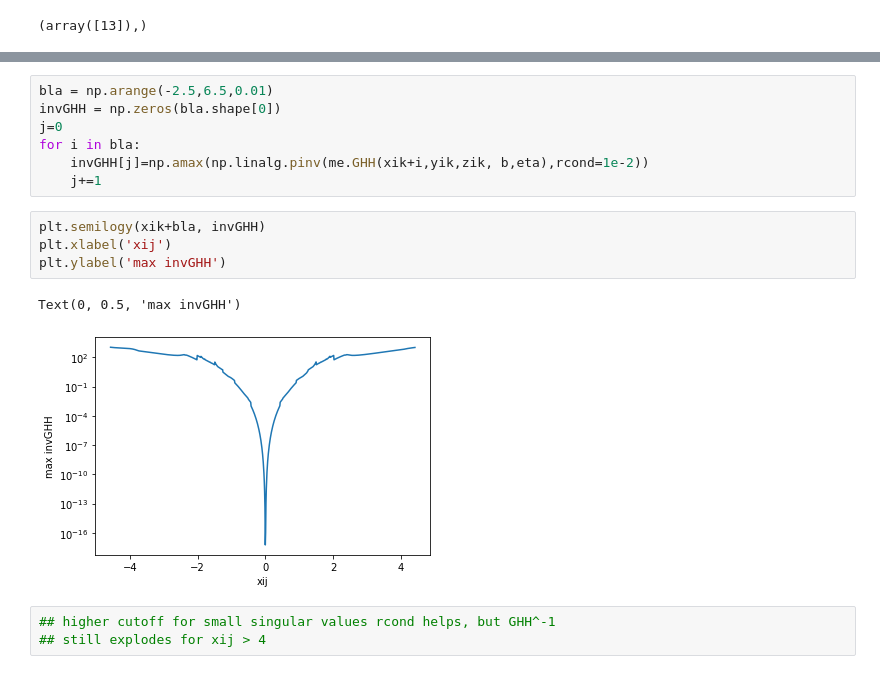
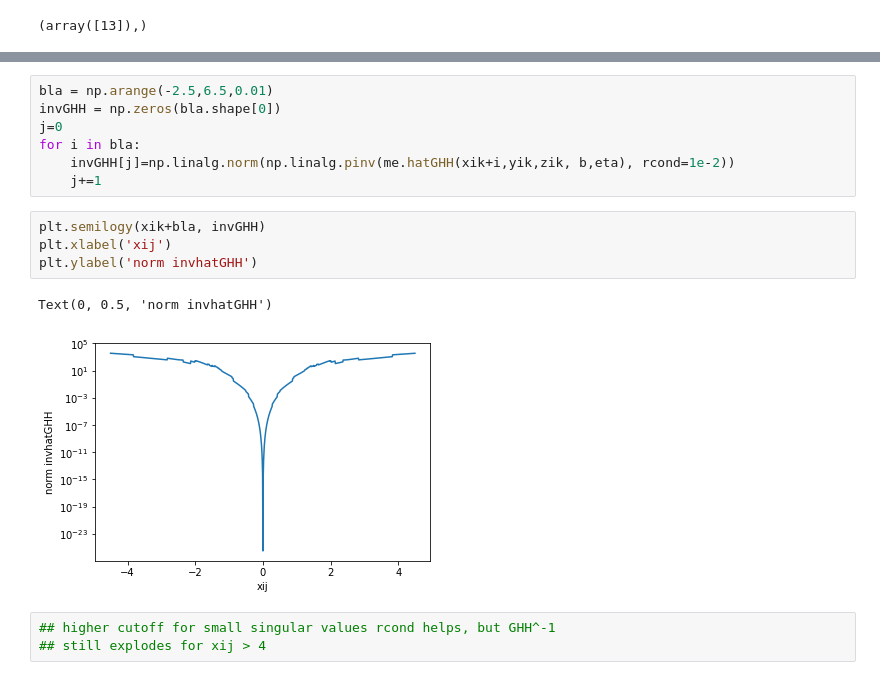
Before and after one commit to rajeshrinet/pystokes, a Jupyter notebook: examples/test-gt/integratorDS.ipynb, the cells around one changed output, grey strips where cells are left out. Drawn from its saved outputs; the diff is of its cells as text.

```diff
--- a/examples/test-gt/integratorDS.ipynb
+++ b/examples/test-gt/integratorDS.ipynb
@@ -191,15 +191,15 @@ bla = np.arange(-2.5,6.5,0.01)
 invGHH = np.zeros(bla.shape[0])
 j=0
 for i in bla:
-    invGHH[j]=np.amax(np.linalg.pinv(me.GHH(xik+i,yik,zik, b,eta),rcond=1e-2))
+    invGHH[j]=np.linalg.norm(np.linalg.pinv(me.hatGHH(xik+i,yik,zik, b,eta), rcond=1e-2))
     j+=1
 # %%
 plt.semilogy(xik+bla, invGHH)
 plt.xlabel('xij')
-plt.ylabel('max invGHH')
+plt.ylabel('norm invhatGHH')
 # %% [output]
-Text(0, 0.5, 'max invGHH')
+Text(0, 0.5, 'norm invhatGHH')
-[figure, old version]
+[figure, new version]
 # %%
 ## higher cutoff for small singular values rcond helps, but GHH^-1
 ## still explodes for xij > 4
```
Also changed, not shown: parts of 7 cells of this notebook.
